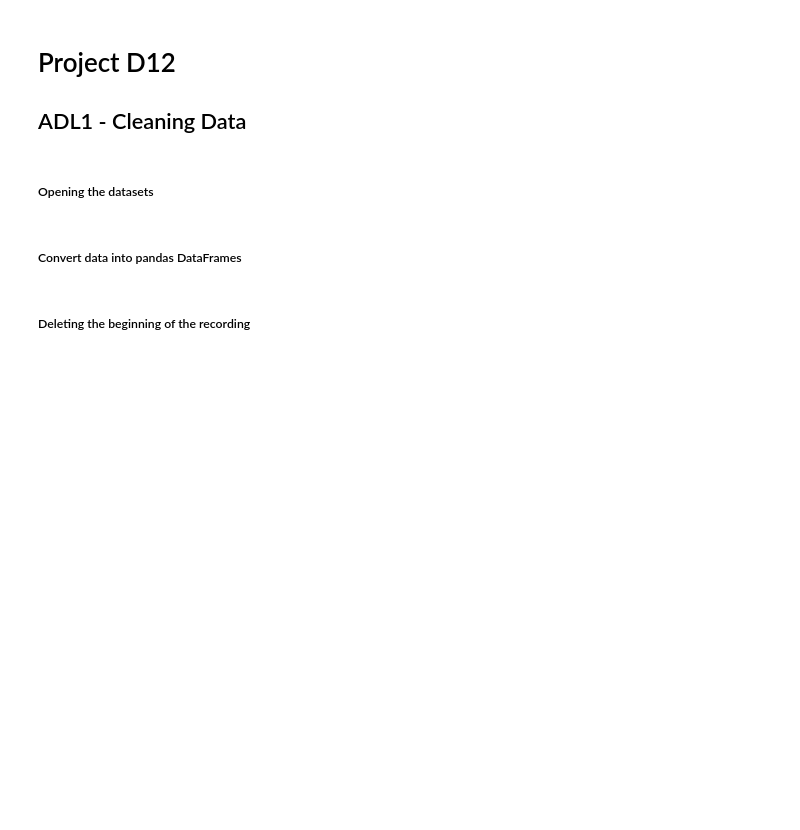
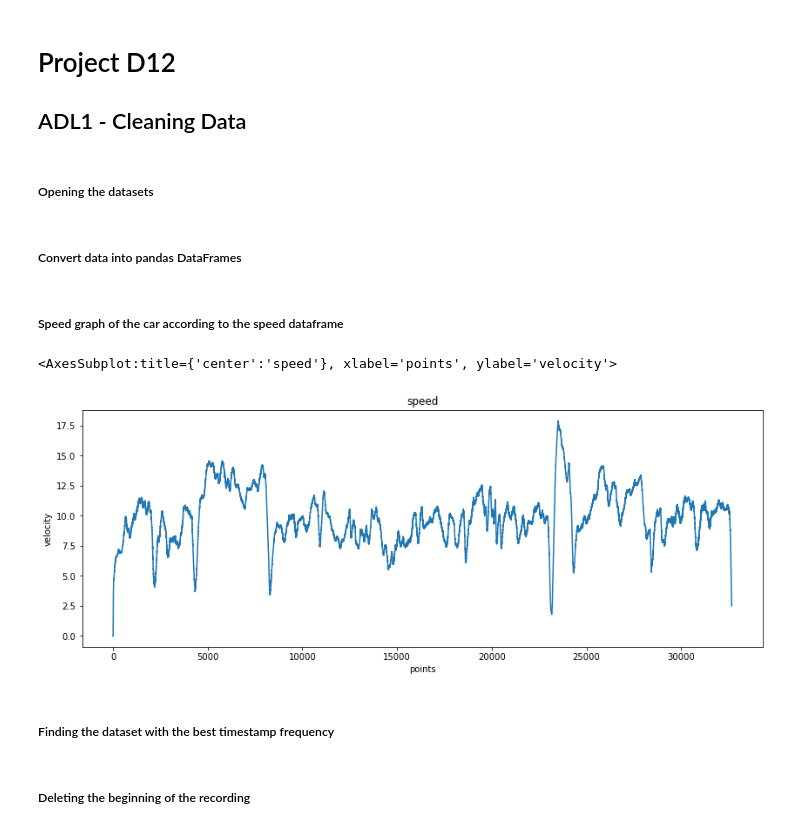
Before and after one commit to kaniser1/IDS_Project, a Jupyter notebook: D12_IDS_Project.ipynb, the cells around one changed output. Saved outputs shown, nothing was run; the diff lists cells and outputs as text; code cells hidden in the pictures; blank space fills up the shorter version.

Commit message:
Added few plots

```diff
--- a/D12_IDS_Project.ipynb
+++ b/D12_IDS_Project.ipynb
@@ -19,3 +19,12 @@ auto_df = pd.DataFrame(autonomy)
 speed_df = pd.DataFrame(speed)
 steer_df = pd.DataFrame(steer)
 turn_df = pd.DataFrame(turn)
+# %% [markdown]
+##### Speed graph of the car according to the speed dataframe
+# %%
+speed_df["field.vehicle_speed"].plot(figsize=(14,5), title="speed", xlabel="points", ylabel="velocity")
+# %% [output]
+<AxesSubplot:title={'center':'speed'}, xlabel='points', ylabel='velocity'>
+[figure, added]
+# %% [markdown]
+##### Finding the dataset with the best timestamp frequency
```
Also changed, not shown: parts of 11 cells of this notebook.
